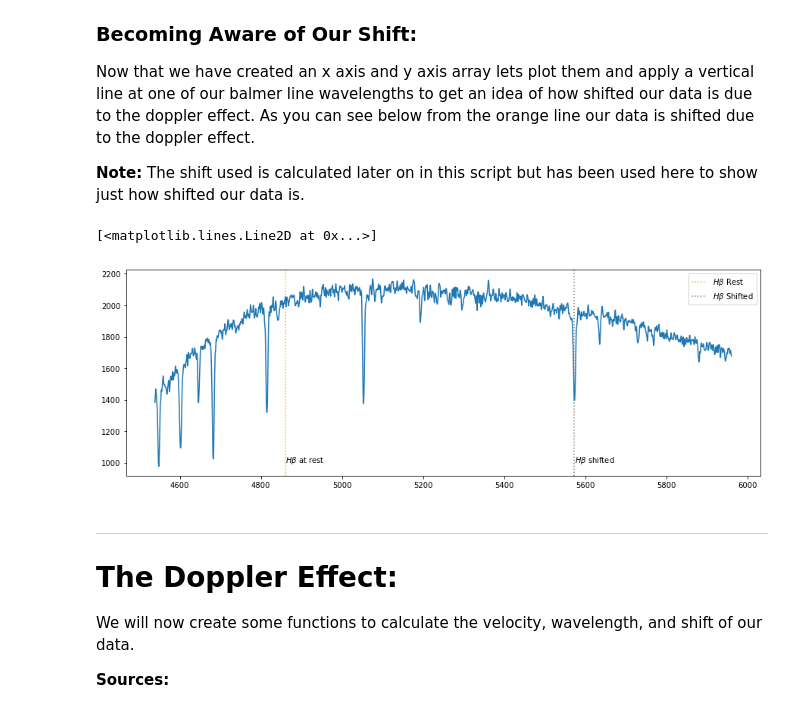
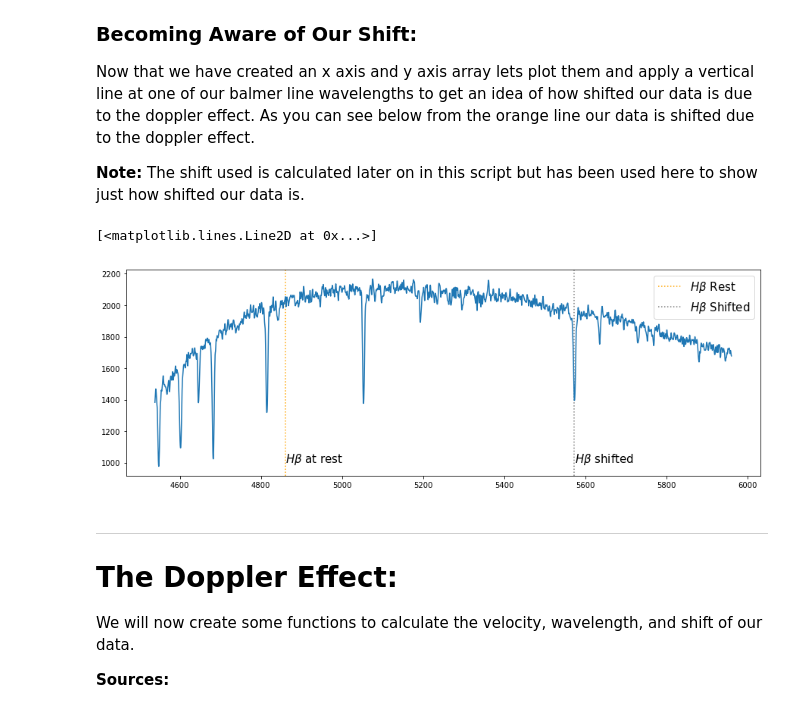
Before and after one commit to Spencer-Long/Spectroscopy-, a Jupyter notebook: HW_5.ipynb, the cells around one changed output. Drawn from its saved outputs; the diff is of its cells as text; code cells hidden in the pictures.

```diff
--- a/HW_5.ipynb
+++ b/HW_5.ipynb
@@ -97,17 +97,17 @@ Now that we have created an x axis and y axis array lets plot them and apply a v
 # %%
 shift = 712.5
 
 plt.figure(figsize=(15,5))
 plt.axvline(x=4861, color = 'orange', label = r'$H\beta$' ' Rest', ls=':') # Where H_Beta is normally located at rest
 plt.axvline(x=4861 + shift, color = 'grey', label = r'$H\beta$' ' Shifted', ls=':') # Where H_Beta is located due to doppler shift
-plt.annotate(balmer_lines[0] + ' at rest', xy=(wl[0],1200), xytext=(wl[0],1000))
-plt.annotate(balmer_lines[0] + ' shifted', xy=(wl[0],1200), xytext=(wl[0]+shift,1000))
+plt.annotate(balmer_lines[0] + ' at rest', xy=(wl[0],1200), xytext=(wl[0],1000), fontsize=15)
+plt.annotate(balmer_lines[0] + ' shifted', xy=(wl[0],1200), xytext=(wl[0]+shift,1000), fontsize=15)
 
-plt.legend(loc=0) # creates legend on plot and places in designated location
+plt.legend(loc=0, fontsize=15) # creates legend on plot and places in designated location
 plt.plot(x, data) # plotting our created x and y arrays together
 # %% [output]
 [<matplotlib.lines.Line2D at 0x...>]
-[figure, old version]
+[figure, new version]
 # %% [markdown]
 ---
 
```
Also changed, not shown: parts of 5 cells of this notebook.
